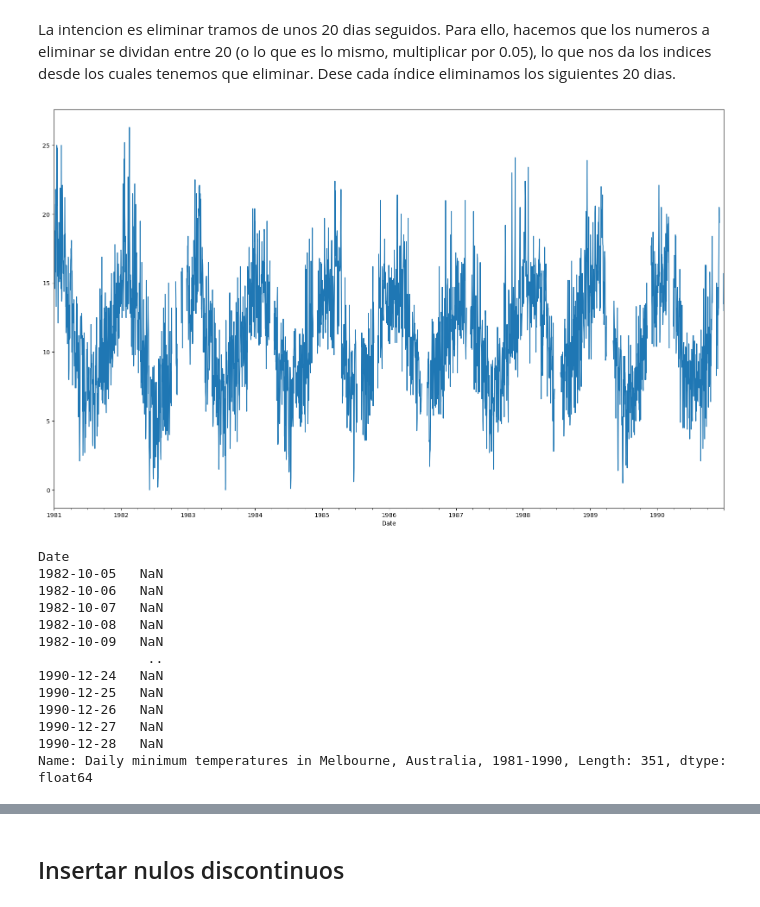
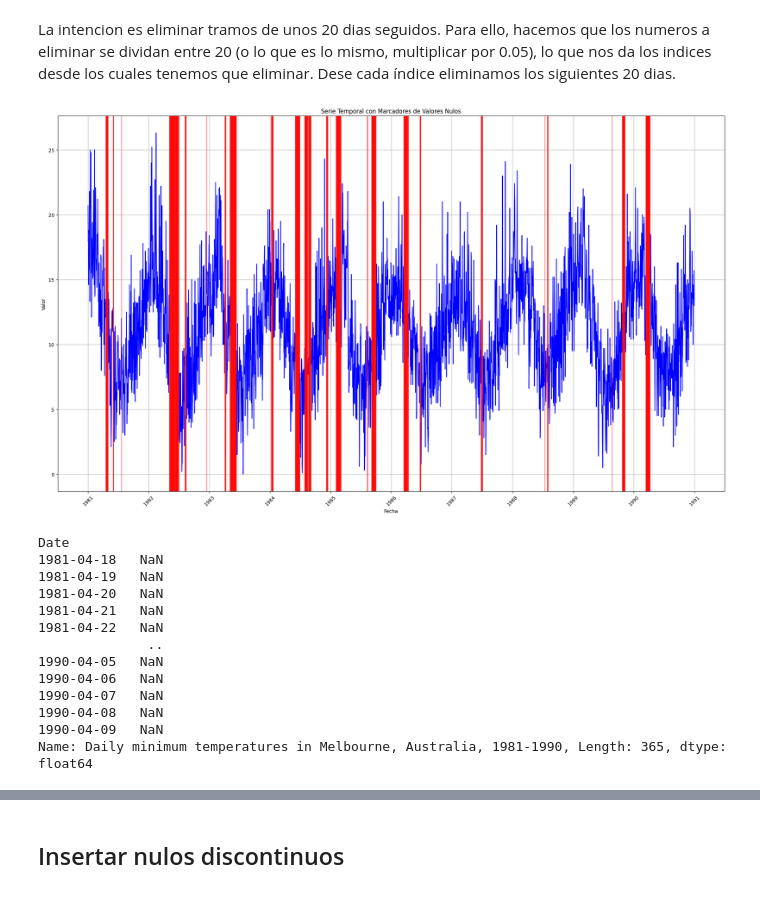
Before and after one commit to amangelluis/WorkspaceTFG, a Jupyter notebook: code/create_missing_values.ipynb, the cells around one changed output, grey strips where cells are left out. Saved outputs shown, nothing was run; the diff lists cells and outputs as text; code cells hidden in the pictures.

```diff
--- a/code/create_missing_values.ipynb
+++ b/code/create_missing_values.ipynb
@@ -56,0 +60,6 @@ Solo hay 2, no es relevante (?)
+# %%
+series['1984-12-31'] = (series['1984-12-30'] + series['1985-01-01'])/2
+print(series['1984-12-31'])
+
+series['1988-12-31'] = (series['1988-12-30'] + series['1989-01-01'])/2
+print(series['1988-12-31'])
@@ -57,3 +100,19 @@ Solo hay 2, no es relevante (?)
+# %%
+def eliminar_consecutivos(serie, indices, n_eliminar, min, max):
+    while len(serie[serie.isna()]) < n_eliminar:
+        i = random.choice(indices)
+        diferencia = n_eliminar - len(serie[serie.isna()])
+        if diferencia < max:
+            numero_aleatorio = random.randint(min, diferencia)
+        else:
+            numero_aleatorio = random.randint(min, max)
+        inicio = serie.index.get_loc(i)
+        final = serie.index.get_loc(i)+numero_aleatorio
+        if final >= len(serie):
+            inicio -= numero_aleatorio
+            final -= numero_aleatorio
+        serie.iloc[inicio:final] = np.nan
+    return serie
 # %% [markdown]
 ## Insertar nulos en puntos aleatorios
 # %%
@@ -94,39 +140,48 @@ Name: Daily minimum temperatures in Melbourne, Australia, 1981-1990, Length: 367
 La intencion es eliminar tramos de unos 20 dias seguidos. Para ello, hacemos que los numeros a eliminar se dividan entre 20 (o lo que es lo mismo, multiplicar por 0.05), lo que nos da los indices desde los cuales tenemos que eliminar. Dese cada índice eliminamos los siguientes 20 dias.
 # %%
 np.random.seed(27) # para tener resultados repetibles
+random.seed(27) # para tener resultados repetibles
 porcentaje = 0.1
-divisiones = 0.05
+min = 1
+max = 30
+#divisiones = 0.05
 
 serie_nulos_seguidos = series.copy()
 
 n_eliminar = int(len(series) * porcentaje)
+n_eliminar_inicio = int(n_eliminar*0.75)
+serie_nulos_seguidos_inicio = serie_nulos_seguidos.iloc[0:int(len(serie_nulos_seguidos)/2)]
+serie_nulos_seguidos_final = serie_nulos_seguidos.iloc[int(len(serie_nulos_seguidos)/2):len(serie_nulos_seguidos)]
 
-indices_a_eliminar = np.random.choice(series.index, size=round(n_eliminar*divisiones), replace=False)
-
+#indices_a_eliminar = np.random.choice(series.index, size=round(n_eliminar*divisiones), replace=False)
+"""
 for i in range (0, len(indices_a_eliminar)):
     inicio = serie_nulos_seguidos.index.get_loc(indices_a_eliminar[i])
     final = serie_nulos_seguidos.index.get_loc(indices_a_eliminar[i])+int(1/divisiones)+1
     if final >= len(serie_nulos_seguidos):
         inicio -= int(1/divisiones)+1
         final -= int(1/divisiones)+1
     serie_nulos_seguidos.iloc[inicio:final] = np.nan
-serie_nulos_seguidos.plot(figsize=(20,12))
-plt.show()
+dibuja_datos(serie_nulos_seguidos)
+"""
+serie_nulos_seguidos = eliminar_consecutivos(serie_nulos_seguidos, serie_nulos_seguidos_inicio.index, n_eliminar_inicio, min, max)
+serie_nulos_seguidos = eliminar_consecutivos(serie_nulos_seguidos, serie_nulos_seguidos_final.index, n_eliminar, min, max)
+dibuja_datos(serie_nulos_seguidos)
 # %% [output]
-[figure, old version]
+[figure, new version]
 # %%
 serie_nulos_seguidos[serie_nulos_seguidos.isna()]
 # %% [output]
 Date
-1982-10-05   NaN
-1982-10-06   NaN
-1982-10-07   NaN
-1982-10-08   NaN
-1982-10-09   NaN
+1981-04-18   NaN
+1981-04-19   NaN
+1981-04-20   NaN
+1981-04-21   NaN
+1981-04-22   NaN
               ..
-1990-12-24   NaN
-1990-12-25   NaN
-1990-12-26   NaN
-1990-12-27   NaN
-1990-12-28   NaN
-Name: Daily minimum temperatures in Melbourne, Australia, 1981-1990, Length: 351, dtype: float64
+1990-04-05   NaN
+1990-04-06   NaN
+1990-04-07   NaN
+1990-04-08   NaN
+1990-04-09   NaN
+Name: Daily minimum temperatures in Melbourne, Australia, 1981-1990, Length: 365, dtype: float64
```
Also changed, not shown: parts of 19 cells of this notebook.
